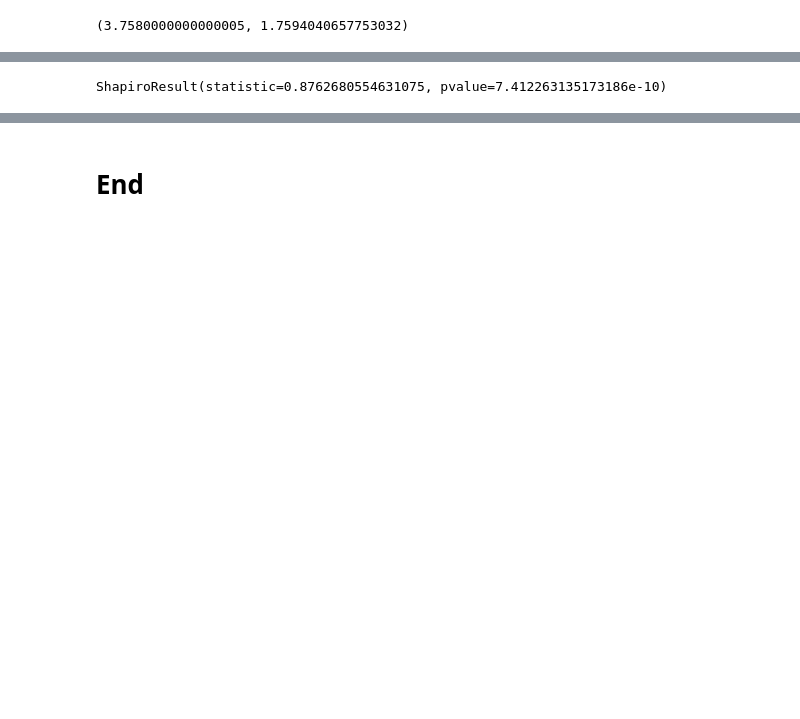
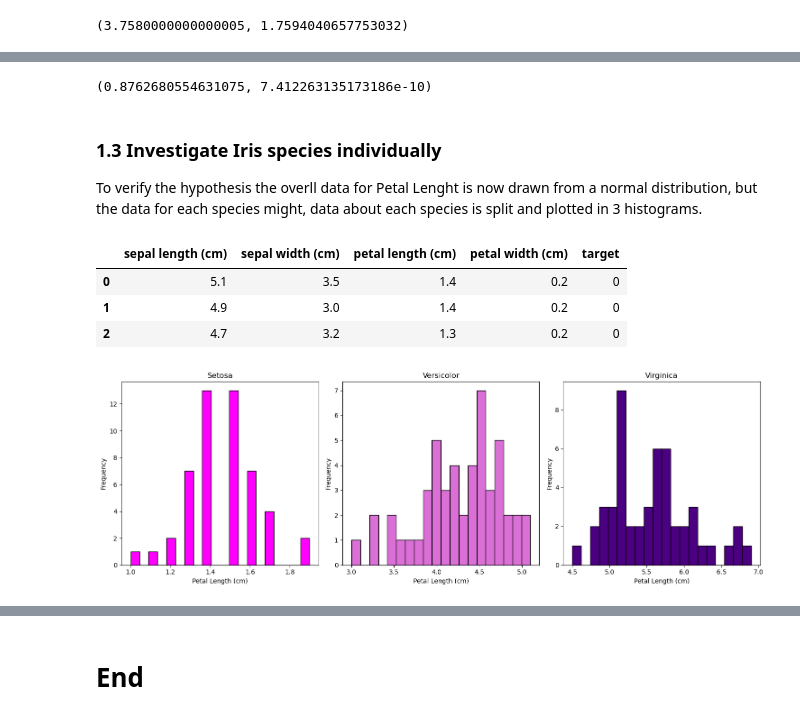
Before and after one commit to irenecelebrin/applied-statistics, a Jupyter notebook: problems.ipynb, the cells around one changed output, grey strips where cells are left out. Saved outputs shown, nothing was run; the diff lists cells and outputs as text; code cells hidden in the pictures; blank space fills up the shorter version.

```diff
--- a/problems.ipynb
+++ b/problems.ipynb
@@ -120,6 +133,53 @@ test1 = stats.probplot(iris_petal_length, dist="norm", plot=plt)
 # %%
-test2 = stats.shapiro(iris_petal_length)
+# Perform the Shapiro-Wilk test for normality. https://docs.scipy.org/doc/scipy/reference/generated/scipy.stats.shapiro.html#shapiro
+prob2 = stats.shapiro(iris_petal_length)
 
-test2
+prob2.statistic, prob2.pvalue
 # %% [output]
-ShapiroResult(statistic=0.8762680554631075, pvalue=7.412263135173186e-10)
+(0.8762680554631075, 7.412263135173186e-10)
+# %% [markdown]
+### 1.3 Investigate Iris species individually
+
+To verify the hypothesis the overll data for Petal Lenght is now drawn from a normal distribution, but the data for each species might, data about each species is split and plotted in 3 histograms.
+# %%
+# add targets to dataframe
+iris_df['target'] = iris.target
+
+# preview data
+iris_df.head(3)
+# %% [output]
+|  | sepal length (cm) | sepal width (cm) | petal length (cm) | petal width (cm) | target |
+| 0 | 5.1 | 3.5 | 1.4 | 0.2 | 0 |
+| 1 | 4.9 | 3.0 | 1.4 | 0.2 | 0 |
+| 2 | 4.7 | 3.2 | 1.3 | 0.2 | 0 |
+# %%
+# create arrays for each Irish species
+setosa = iris_df[iris_df['target'] == 0]['petal length (cm)']
+versicolor = iris_df[iris_df['target'] == 1]['petal length (cm)']
+virginica = iris_df[iris_df['target'] == 2]['petal length (cm)']
+# %%
+# plot 3 histograms for each species
+fig, axes = plt.subplots(1, 3, figsize=(15, 5))
+
+# Setosa
+axes[0].hist(setosa, bins=20, color='magenta', edgecolor='black')
+axes[0].set_title('Setosa')
+axes[0].set_xlabel('Petal Length (cm)')
+axes[0].set_ylabel('Frequency')
+
+# Versicolor
+axes[1].hist(versicolor, bins=20, color='orchid', edgecolor='black')
+axes[1].set_title('Versicolor')
+axes[1].set_xlabel('Petal Length (cm)')
+axes[1].set_ylabel('Frequency')
+
+# Virginica
+axes[2].hist(virginica, bins=20, color='indigo', edgecolor='black')
+axes[2].set_title('Virginica')
+axes[2].set_xlabel('Petal Length (cm)')
+axes[2].set_ylabel('Frequency')
+
+plt.tight_layout()
+plt.show()
+# %% [output]
+[figure, added]
```
Also changed, not shown: parts of 16 cells of this notebook.
